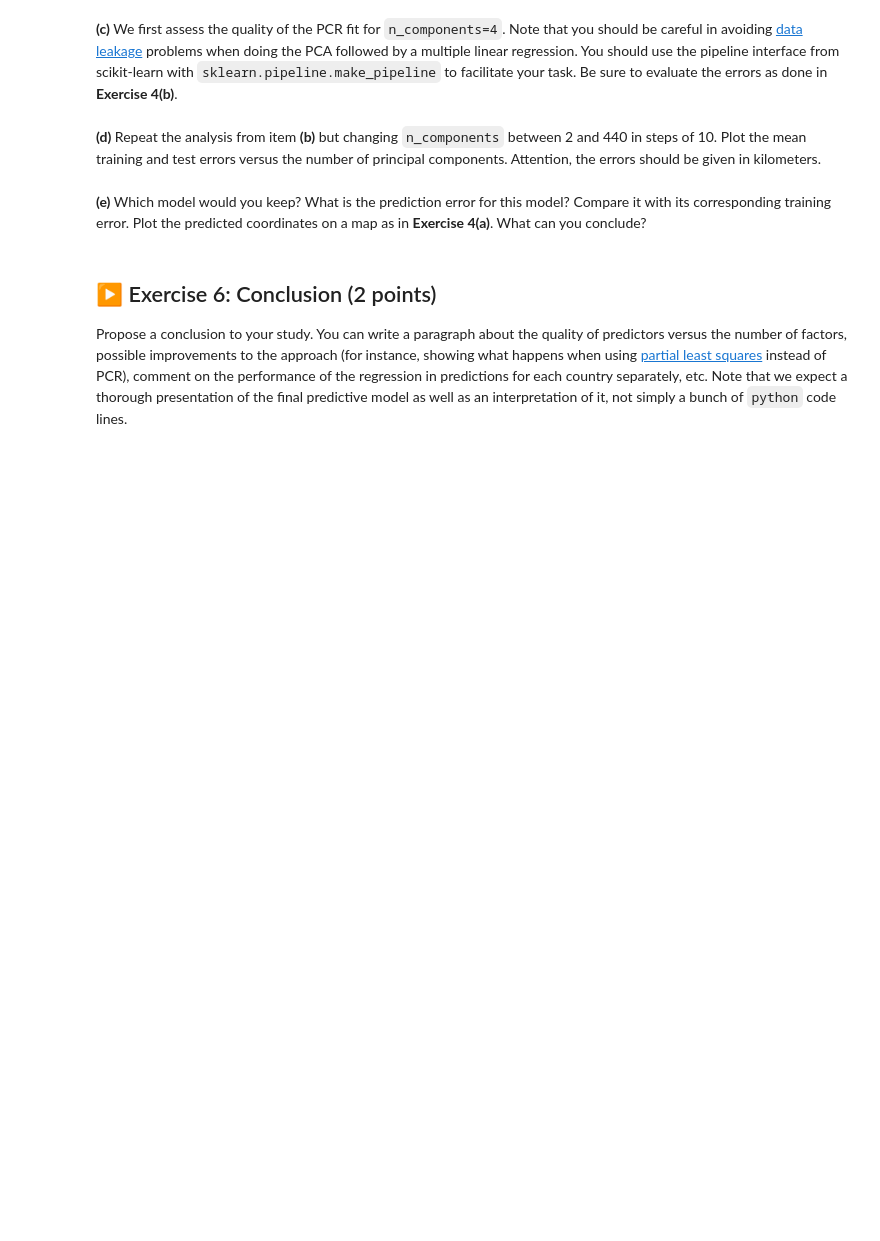
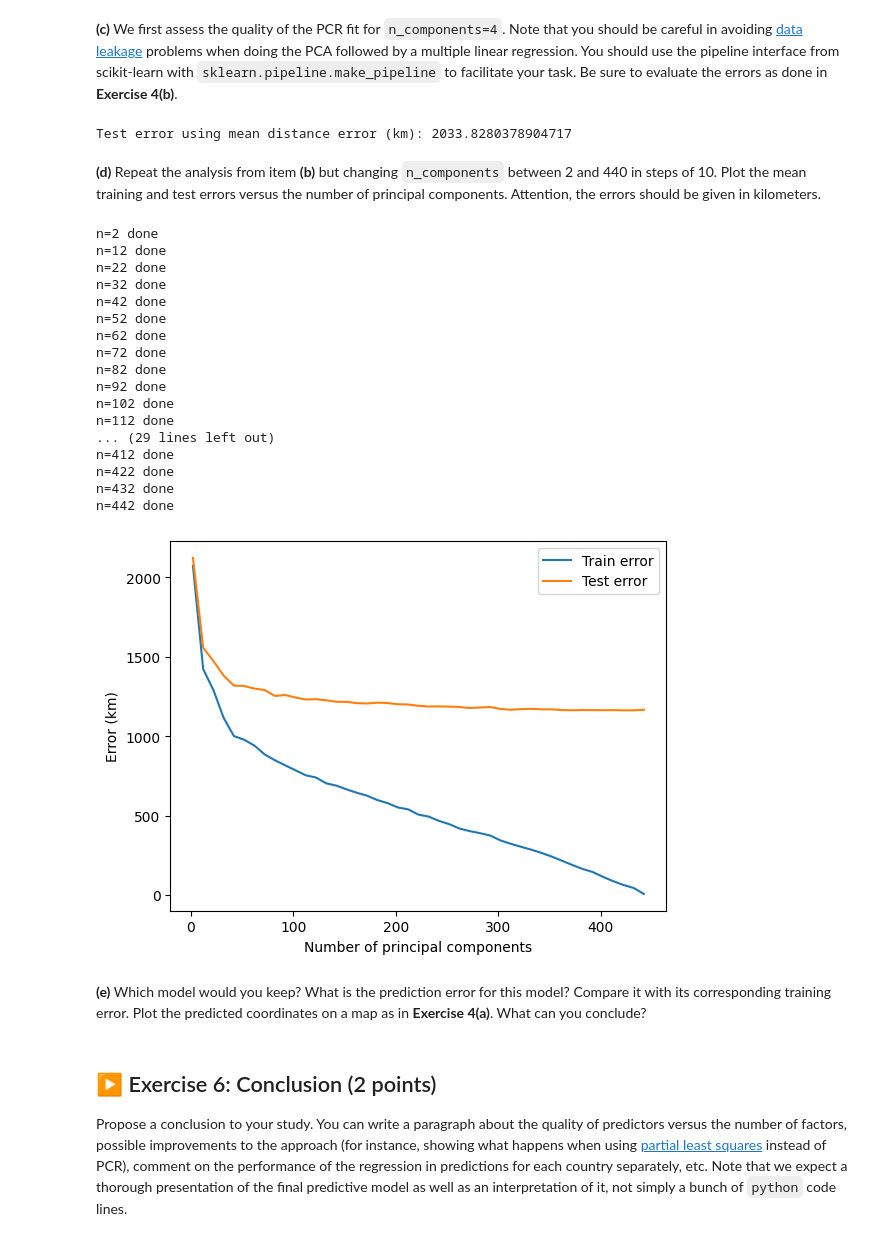
Before and after one commit to muneymo/isla2026-TP, a Jupyter notebook: TP2/TP2.ipynb, the cells around one changed output. Cells and saved outputs as stored; diff of their text form; code cells hidden in the pictures; blank space fills up the shorter version.

```diff
--- a/TP2/TP2.ipynb
+++ b/TP2/TP2.ipynb
@@ -444,7 +457,64 @@ For this, you will run a linear regression to predict latitudes and longitudes.
 # %% [markdown]
 **(c)** We first assess the quality of the PCR fit for `n_components=4`. Note that you should be careful in avoiding [data leakage](https://scikit-learn.org/stable/common_pitfalls.html#data-leakage) problems when doing the PCA followed by a multiple linear regression. You should use the pipeline interface from scikit-learn with `sklearn.pipeline.make_pipeline` to facilitate your task. Be sure to evaluate the errors as done in **Exercise 4(b)**.
+# %%
+from sklearn.pipeline import make_pipeline
+from sklearn.model_selection import KFold, cross_validate
+from sklearn.metrics import make_scorer
+
+km_scorer = make_scorer(km_error, greater_is_better=False)
+
+X = markers
+y = true_coords
+pcr = make_pipeline(StandardScaler(), PCA(n_components=4), LinearRegression())
+
+cv = KFold(n_splits=10, shuffle=True, random_state=42)
+
+scores = cross_validate(pcr, X, y, cv=cv, scoring=km_scorer, return_train_score=True)
+test_error = (-scores['test_score'].mean())
+
+print("Test error using mean distance error (km):", test_error)
+# %% [output]
+Test error using mean distance error (km): 2033.8280378904717
 # %% [markdown]
 **(d)** Repeat the analysis from item **(b)** but changing `n_components` between 2 and 440 in steps of 10. Plot the mean training and test errors versus the number of principal components. Attention, the errors should be given in kilometers.
+# %%
+train_errors = []
+test_errors = []
+cv = KFold(n_splits=10, shuffle=True, random_state=42)
+
+for n in range(2, 443, 10):
+    pcr = make_pipeline(StandardScaler(), PCA(n_components=n), LinearRegression())
+    scores = cross_validate(pcr, X, y, cv=cv, scoring=km_scorer, return_train_score=True)
+    train_errors.append(-scores['train_score'].mean())
+    test_errors.append(-scores['test_score'].mean())
+    print(f"n={n} done")
+
+plt.plot(range(2, 443, 10), train_errors, label="Train error")
+plt.plot(range(2, 443, 10), test_errors, label="Test error")
+
+plt.xlabel("Number of principal components")
+plt.ylabel("Error (km)")
+plt.legend()
+plt.show()
+# %% [output]
+n=2 done
+n=12 done
+n=22 done
+n=32 done
+n=42 done
+n=52 done
+n=62 done
+n=72 done
+n=82 done
+n=92 done
+n=102 done
+n=112 done
+... (29 lines left out)
+n=412 done
+n=422 done
+n=432 done
+n=442 done
+[figure, added]
 # %% [markdown]
 **(e)** Which model would you keep? What is the prediction error for this model? Compare it with its corresponding training error. Plot the predicted coordinates on a map as in **Exercise 4(a)**. What can you conclude?
 # %% [markdown]
```
Also changed, not shown: parts of 4 cells of this notebook.
